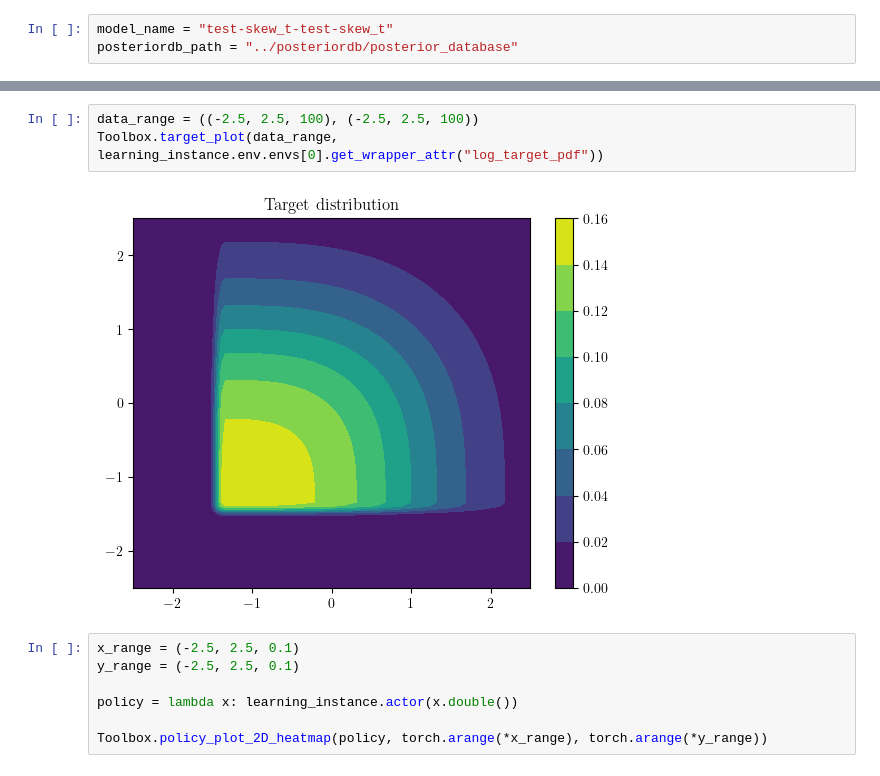
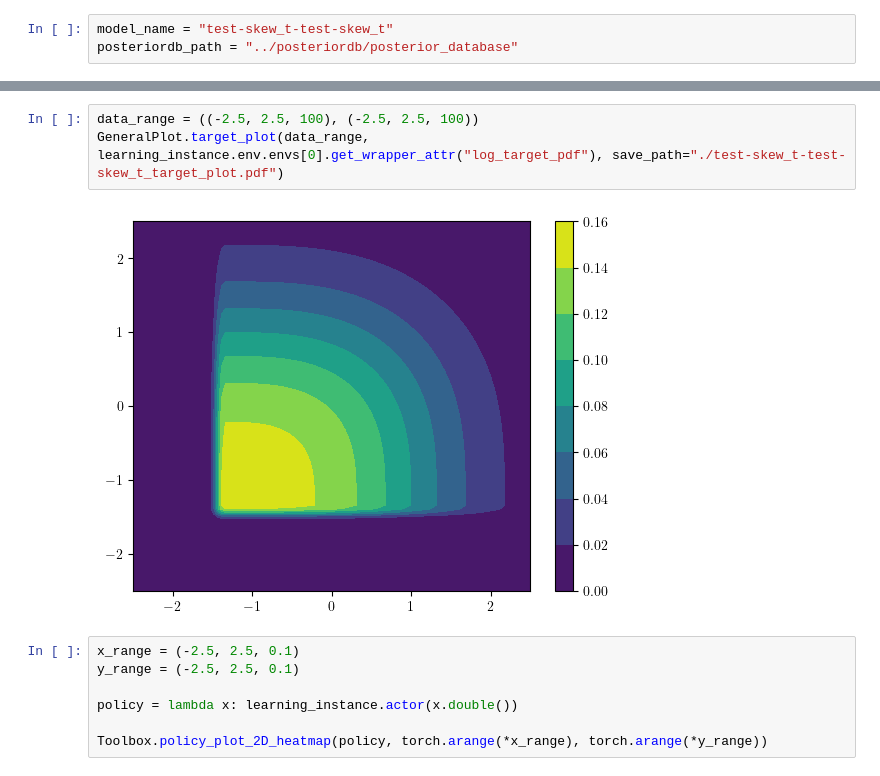
Before and after one commit to congyewang/Harnessing-the-Power-of-Reinforcement-Learning-for-Adaptive-MCMC, a Jupyter notebook: experiments/skew_t/skew_t_flex_mala.ipynb, the cells around one changed output, grey strips where cells are left out. Cells and saved outputs as stored; diff of their text form.

```diff
--- a/experiments/skew_t/skew_t_flex_mala.ipynb
+++ b/experiments/skew_t/skew_t_flex_mala.ipynb
@@ -36,8 +41,8 @@ learning_instance = LearningFactory.create_learning_instance(
 # %%
 data_range = ((-2.5, 2.5, 100), (-2.5, 2.5, 100))
-Toolbox.target_plot(data_range, learning_instance.env.envs[0].get_wrapper_attr("log_target_pdf"))
+GeneralPlot.target_plot(data_range, learning_instance.env.envs[0].get_wrapper_attr("log_target_pdf"), save_path="./test-skew_t-test-skew_t_target_plot.pdf")
 # %% [output]
-[figure, old version]
+[figure, new version]
 # %%
 x_range = (-2.5, 2.5, 0.1)
 y_range = (-2.5, 2.5, 0.1)
```
Also changed, not shown: parts of 3 cells of this notebook.
